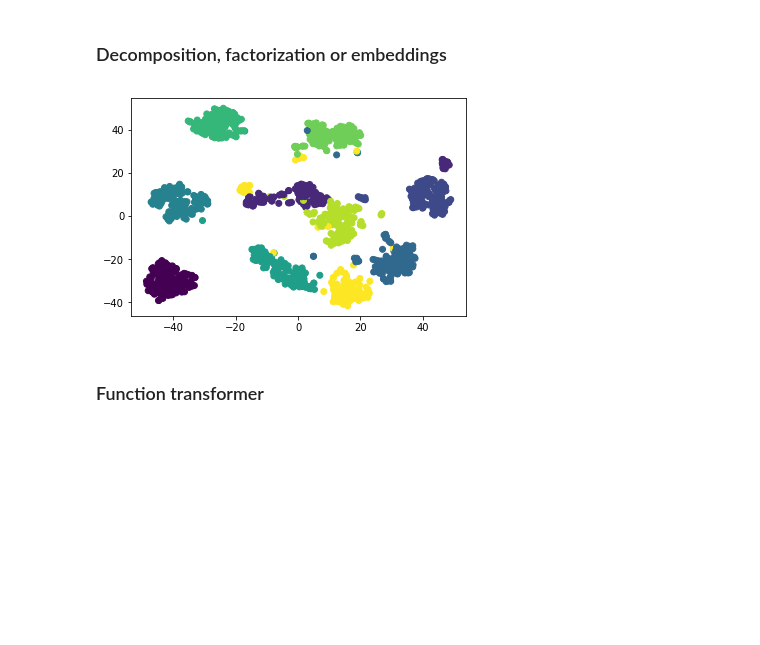
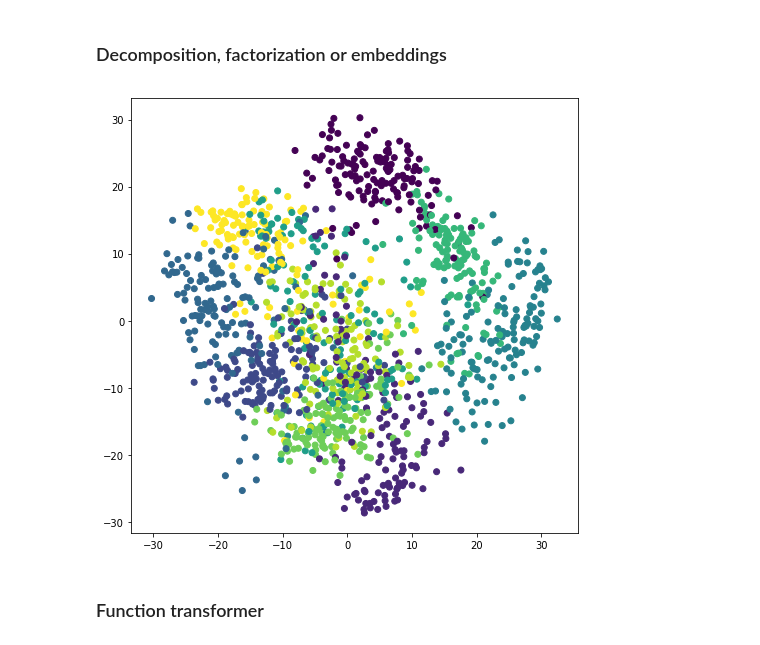
Before and after one commit to glouppe/tutorials-scikit-learn, a Jupyter notebook: 1. An introduction to Machine Learning with Scikit-Learn.ipynb, the cells around one changed output. Saved outputs shown, nothing was run; the diff lists cells and outputs as text; code cells hidden in the pictures; blank space fills up the shorter version.

```diff
--- a/1. An introduction to Machine Learning with Scikit-Learn.ipynb
+++ b/1. An introduction to Machine Learning with Scikit-Learn.ipynb
@@ -703,19 +717,19 @@ Shape = (1347, 10)
 ### Decomposition, factorization or embeddings
 # %%
 # Compute decomposition
-# from sklearn.decomposition import PCA
-from sklearn.manifold import TSNE
-tf = TSNE(n_components=2)
+from sklearn.decomposition import PCA
+# from sklearn.manifold import TSNE
+tf = PCA(n_components=2)
 Xt_train = tf.fit_transform(X_train)
 
 # Plot
 plt.scatter(Xt_train[:, 0], Xt_train[:, 1], c=y_train)
 plt.show()
 
 # See also: KernelPCA, NMF, FastICA, Kernel approximations,
 #           manifold learning, etc
 # %% [output]
-[figure, old version]
+[figure, new version]
 # %% [markdown]
 ### Function transformer
 # %%
```
Also changed, not shown: parts of 23 cells of this notebook.
